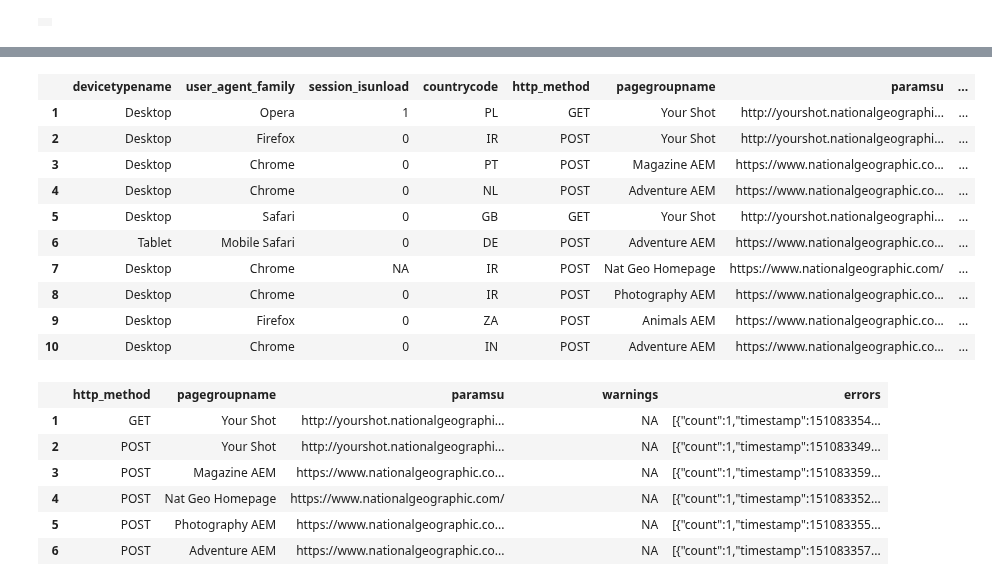
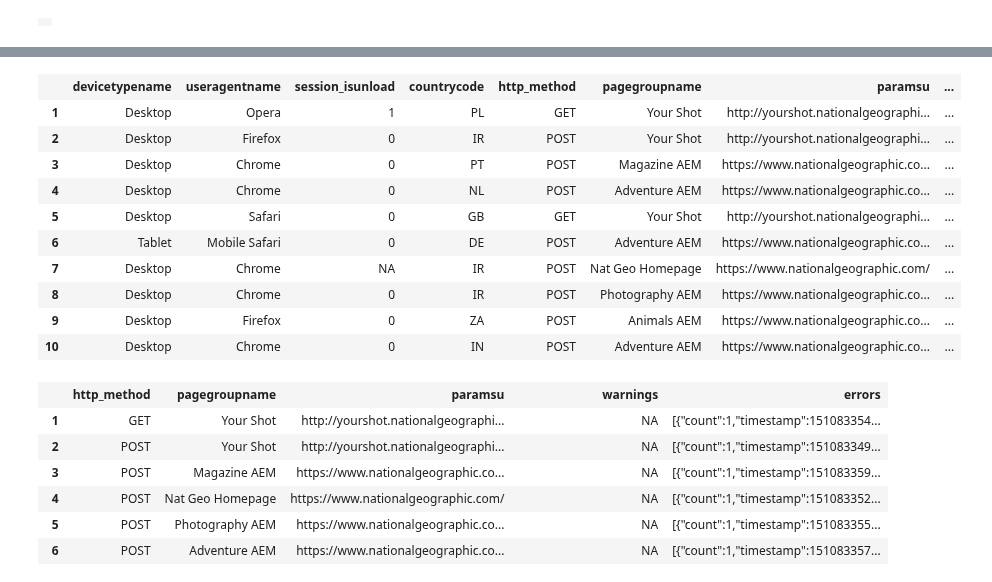
Before and after one commit to ChrisDavisNGP/NGP-DSWB, a Jupyter notebook: Work Area/Classify JS Errors/Classify_JS_Errors.ipynb, the cells around one changed output, grey strips where cells are left out. Saved outputs shown, nothing was run; the diff lists cells and outputs as text; code cells hidden in the pictures.

```diff
--- a/Work Area/Classify JS Errors/Classify_JS_Errors.ipynb
+++ b/Work Area/Classify JS Errors/Classify_JS_Errors.ipynb
@@ -158,13 +158,13 @@ errors
 # %%
 select("""\
     select
-devicetypename,user_agent_family,session_isunload,countrycode,http_method,pagegroupname,paramsu,sessionid,
+devicetypename,useragentname,session_isunload,countrycode,http_method,pagegroupname,paramsu,sessionid,
 warnings,errors
     from $(UP.btView)
     limit $(UP.limitQueryRows)
 """)
 # %% [output]
-|  | devicetypename | user_agent_family | session_isunload | countrycode | http_method | pagegroupname | paramsu | ... |
+|  | devicetypename | useragentname | session_isunload | countrycode | http_method | pagegroupname | paramsu | ... |
 | 1 | Desktop | Opera | 1 | PL | GET | Your Shot | http://yourshot.nationalgeographi... | ... |
 | 2 | Desktop | Firefox | 0 | IR | POST | Your Shot | http://yourshot.nationalgeographi... | ... |
 | 3 | Desktop | Chrome | 0 | PT | POST | Magazine AEM | https://www.nationalgeographic.co... | ... |
```
Also changed, not shown: parts of 1 cell of this notebook, 9 other files.
